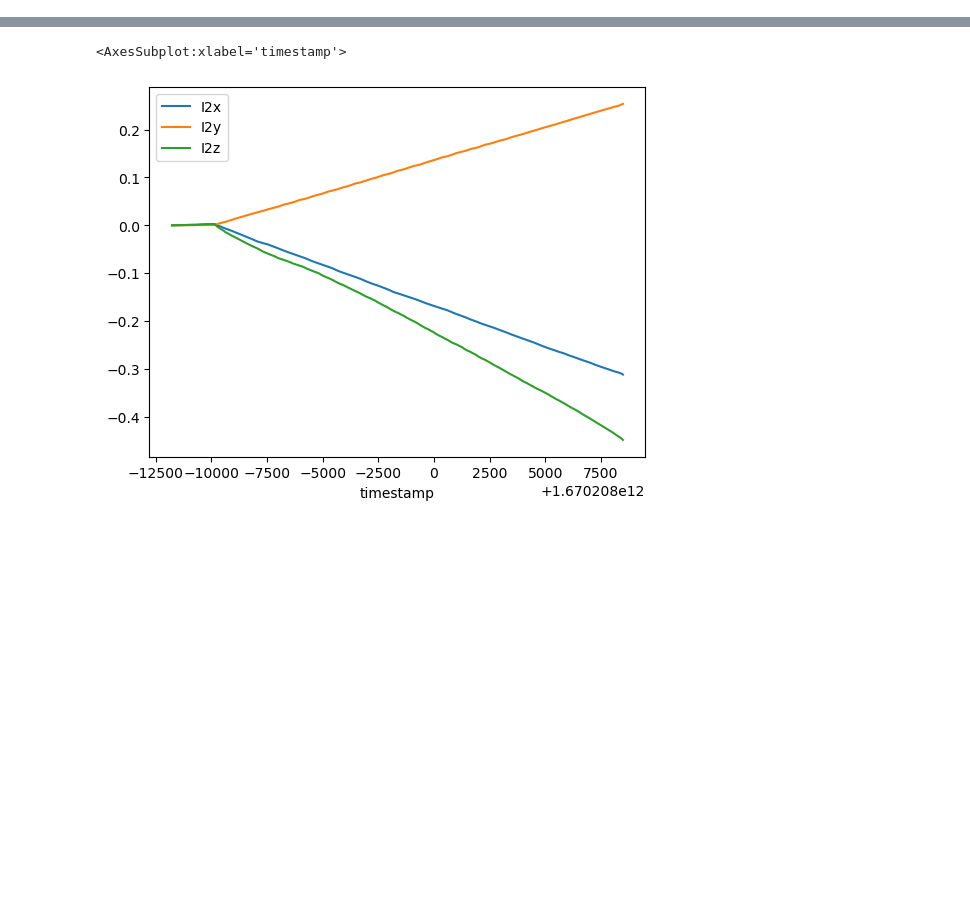
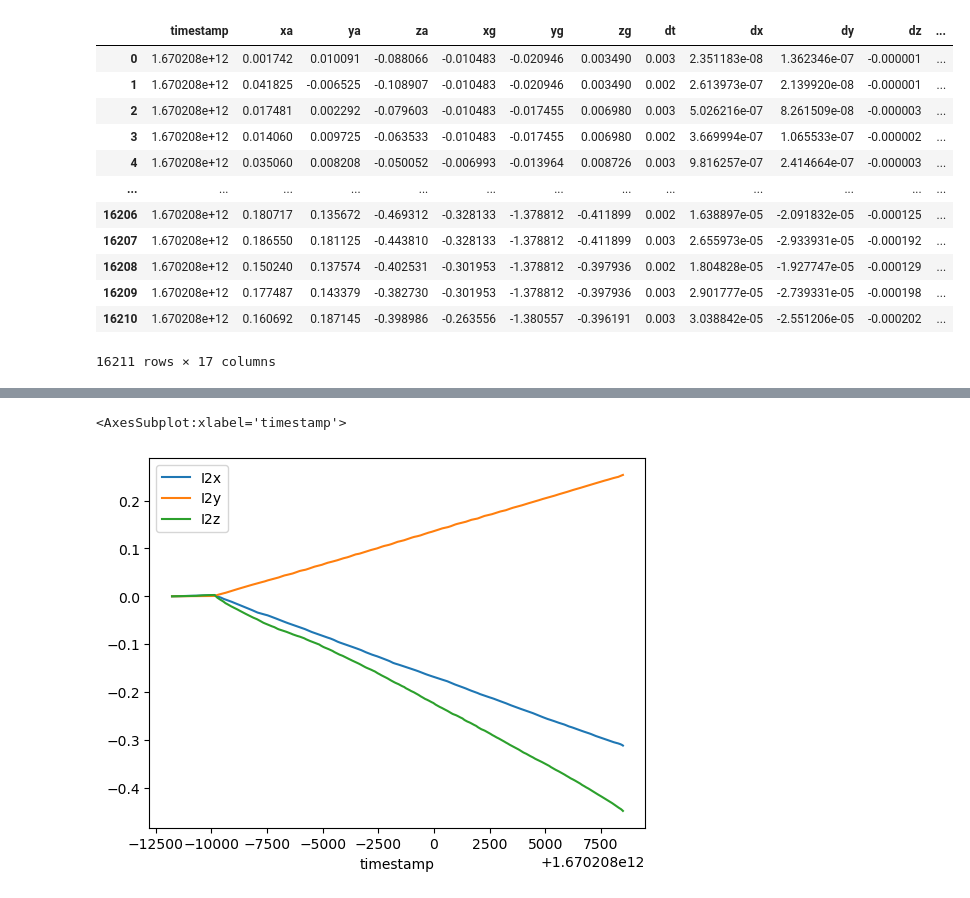
Before and after one commit to localization-as-a-service/local-registration, a Jupyter notebook: imu_trajectory_estimation.ipynb, the cells around one changed output, grey strips where cells are left out. Saved outputs shown, nothing was run; the diff lists cells and outputs as text; code cells hidden in the pictures; blank space fills up the shorter version.

```diff
--- a/imu_trajectory_estimation.ipynb
+++ b/imu_trajectory_estimation.ipynb
@@ -34,0 +56,52 @@ for i in range(accel_df.shape[0]):
+# %%
+imu_df.loc[:, "rx"] = np.zeros(len(imu_df))
+imu_df.loc[:, "ry"] = np.zeros(len(imu_df))
+imu_df.loc[:, "rz"] = np.zeros(len(imu_df))
+# %%
+# displacement = [0, 0, 0]
+velocity = [0, 0, 0]
+angle = [0, 0, 0]
+
+for i in range(len(imu_df)):
+    imu = imu_df.iloc[i].values
+    dt = imu[7]
+    for j, axis in enumerate(["x", "y", "z"]):
+        velocity[j] = velocity[j] + imu[j + 1] * dt
+        # Update the displacement
+        # displacement[j] = displacement[j] + (velocity[j] * dt) + (0.5 * acceleration[j + 1] * dt * dt)
+        angle[j] += imu[j + 4] * dt
+
+        imu_df.iloc[i, 8 + j] = (velocity[j] * dt) + (0.5 * imu[j + 1] * dt * dt)
+        imu_df.iloc[i, 11 + j] = angle[j]
+# %%
+imu_df.loc[:, "x"] = np.zeros(len(imu_df))
+imu_df.loc[:, "y"] = np.zeros(len(imu_df))
+imu_df.loc[:, "z"] = np.zeros(len(imu_df))
+# %%
+for i in range(1, len(imu_df)):
+    c = imu_df.iloc[i].values
+    p = imu_df.iloc[i - 1].values
+
+    R = helpers.rotate_transformation_matrix(np.identity(4), p[11], p[12], p[13])
+
+    d = np.dot(R, np.array([[c[8], c[9], c[10], 1]]).T)
+
+    imu_df.iloc[i, 14] = p[14] + d[0]
+    imu_df.iloc[i, 15] = p[15] + d[1]
+    imu_df.iloc[i, 16] = p[16] + d[2]
+# %%
+imu_df
+# %% [output]
+|  | timestamp | xa | ya | za | xg | yg | zg | dt | dx | dy | dz | ... |
+| 0 | 1.670208e+12 | 0.001742 | 0.010091 | -0.088066 | -0.010483 | -0.020946 | 0.003490 | 0.003 | 2.351183e-08 | 1.362346e-07 | -0.000001 | ... |
+| 1 | 1.670208e+12 | 0.041825 | -0.006525 | -0.108907 | -0.010483 | -0.020946 | 0.003490 | 0.002 | 2.613973e-07 | 2.139920e-08 | -0.000001 | ... |
+| 2 | 1.670208e+12 | 0.017481 | 0.002292 | -0.079603 | -0.010483 | -0.017455 | 0.006980 | 0.003 | 5.026216e-07 | 8.261509e-08 | -0.000003 | ... |
+| 3 | 1.670208e+12 | 0.014060 | 0.009725 | -0.063533 | -0.010483 | -0.017455 | 0.006980 | 0.002 | 3.669994e-07 | 1.065533e-07 | -0.000002 | ... |
+| 4 | 1.670208e+12 | 0.035060 | 0.008208 | -0.050052 | -0.006993 | -0.013964 | 0.008726 | 0.003 | 9.816257e-07 | 2.414664e-07 | -0.000003 | ... |
+| ... | ... | ... | ... | ... | ... | ... | ... | ... | ... | ... | ... | ... |
+| 16206 | 1.670208e+12 | 0.180717 | 0.135672 | -0.469312 | -0.328133 | -1.378812 | -0.411899 | 0.002 | 1.638897e-05 | -2.091832e-05 | -0.000125 | ... |
+| 16207 | 1.670208e+12 | 0.186550 | 0.181125 | -0.443810 | -0.328133 | -1.378812 | -0.411899 | 0.003 | 2.655973e-05 | -2.933931e-05 | -0.000192 | ... |
+| 16208 | 1.670208e+12 | 0.150240 | 0.137574 | -0.402531 | -0.301953 | -1.378812 | -0.397936 | 0.002 | 1.804828e-05 | -1.927747e-05 | -0.000129 | ... |
+| 16209 | 1.670208e+12 | 0.177487 | 0.143379 | -0.382730 | -0.301953 | -1.378812 | -0.397936 | 0.003 | 2.901777e-05 | -2.739331e-05 | -0.000198 | ... |
+| 16210 | 1.670208e+12 | 0.160692 | 0.187145 | -0.398986 | -0.263556 | -1.380557 | -0.396191 | 0.003 | 3.038842e-05 | -2.551206e-05 | -0.000202 | ... |
+16211 rows × 17 columns
```
Also changed, not shown: parts of 14 cells of this notebook.
